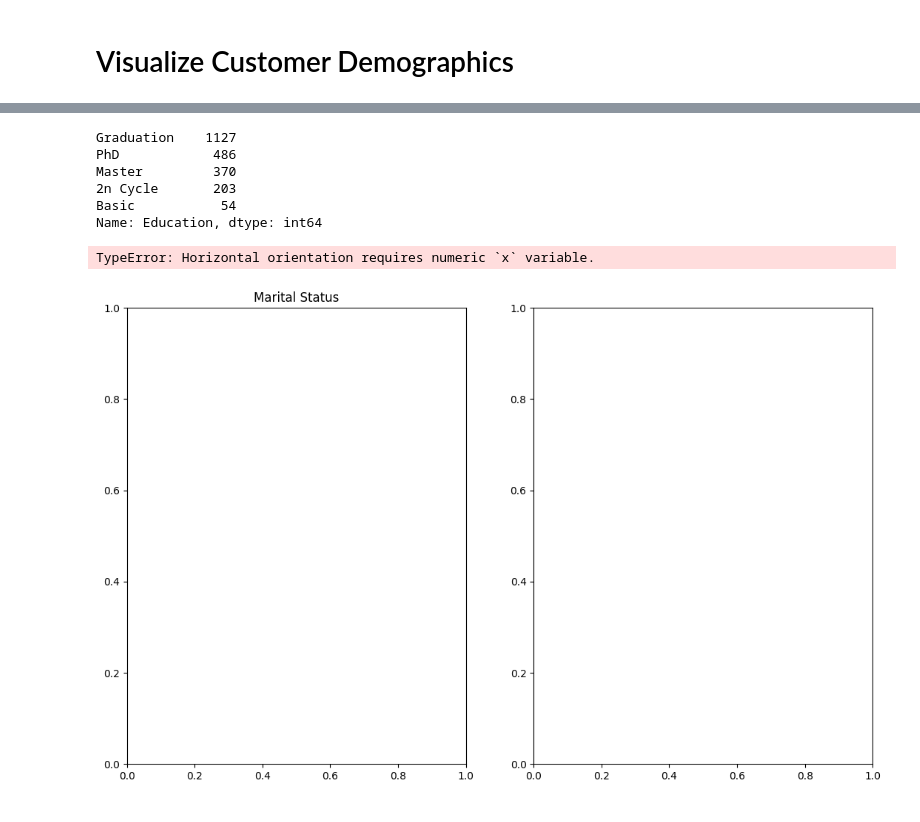
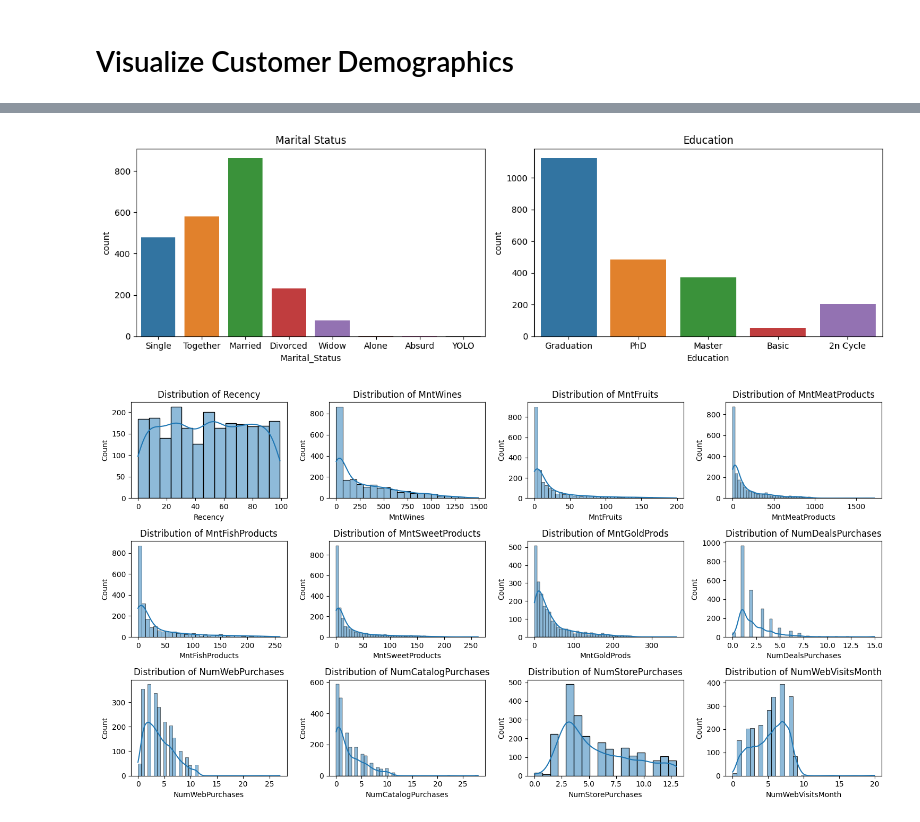
Before and after one commit to just1nt1me/marketing_campaign, a Jupyter notebook: EDA.ipynb, the cells around one changed output, grey strips where cells are left out. Cells and saved outputs as stored; diff of their text form; code cells hidden in the pictures.

```diff
--- a/EDA.ipynb
+++ b/EDA.ipynb
@@ -136,23 +134,45 @@ Name: Marital_Status, dtype: int64
 # %%
-df['Education'].value_counts()
+# df['Education'].value_counts()
-# %% [output]
-Graduation    1127
-PhD            486
-Master         370
-2n Cycle       203
-Basic           54
-Name: Education, dtype: int64
 # %%
-fig, ax = plt.subplots(1,2,figsize=(13, 8))
+# visualize customer demographic
+
+fig, ax = plt.subplots(1,2,figsize=(13, 4))
 
 ax[0].set_title(f"Marital Status")
-sns.barplot(data = df, x = 'Marital_Status', ax=ax[0])
+sns.countplot(data = df, x = 'Marital_Status', ax=ax[0])
 
 ax[1].set_title(f"Education")
-sns.barplot(data = df, x = 'Education', ax=ax[1])
+sns.countplot(data = df, x = 'Education', ax=ax[1])
 
 plt.tight_layout()
 plt.show();
 # %% [output]
-TypeError: Horizontal orientation requires numeric `x` variable.
-[figure, old version]
+[figure, new version]
+# %%
+# check distribution of purchases, webstore visits, etc.
+
+columns = ['Recency', 'MntWines', 'MntFruits',
+       'MntMeatProducts', 'MntFishProducts', 'MntSweetProducts',
+       'MntGoldProds', 'NumDealsPurchases', 'NumWebPurchases',
+       'NumCatalogPurchases', 'NumStorePurchases', 'NumWebVisitsMonth']
+
+fig, ax = plt.subplots(3,4,figsize=(15,8))
+
+num_plots = len(columns)
+num_rows = (num_plots - 1) // 4 + 1
+
+for i, x in enumerate(columns):
+    row_index = i // 4  # Row index of the subplot
+    col_index = i % 4   # Column index of the subplot
+    ax[row_index, col_index].set_title(f"Distribution of {x}")
+    sns.histplot(data=df, x=x, ax=ax[row_index, col_index], kde=True)
+
+# Remove any empty subplots
+if num_plots < num_rows * 4:
+    for j in range(num_plots, num_rows * 4):
+        fig.delaxes(ax[j // 4, j % 4])
+
+plt.tight_layout()
+plt.show();
+# %% [output]
+[figure, added]
```
Also changed, not shown: parts of 10 cells of this notebook, 2 other files.
